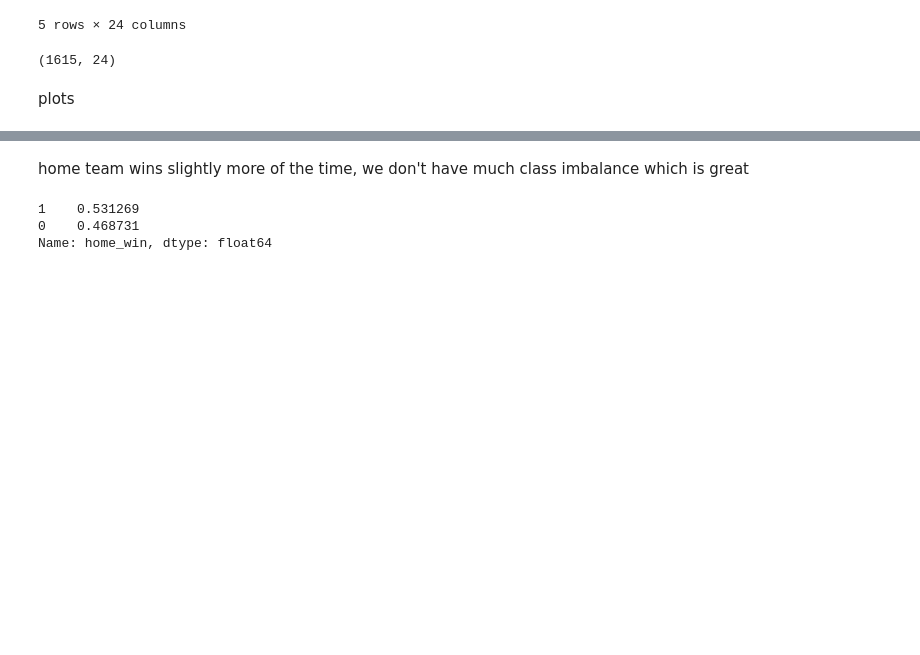
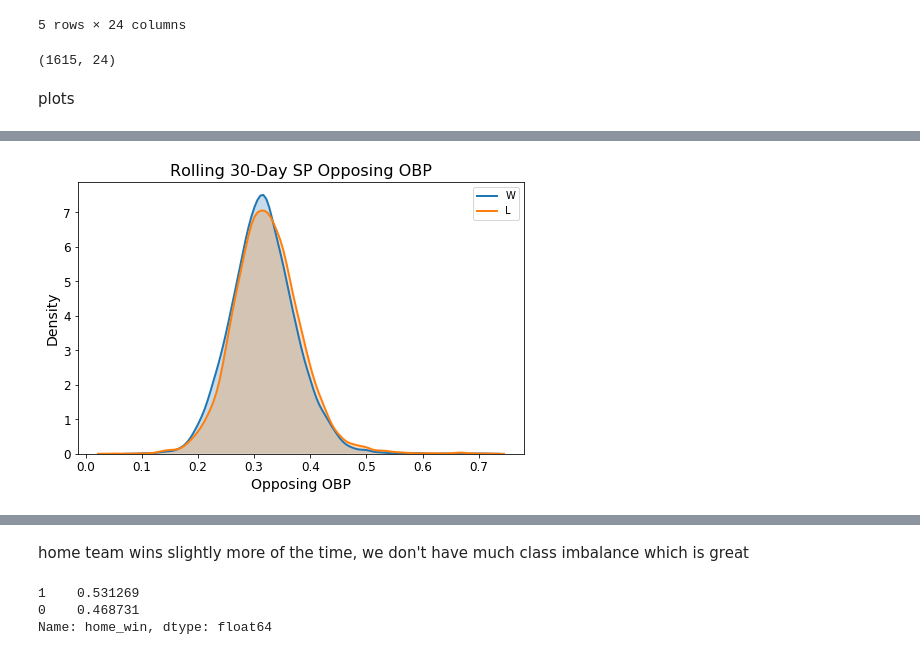
Before and after one commit to jwu1005/project_4741, a Jupyter notebook: modeling_stuff.ipynb, the cells around one changed output, grey strips where cells are left out. Saved outputs shown, nothing was run; the diff lists cells and outputs as text; code cells hidden in the pictures; blank space fills up the shorter version.

Commit message:
uploaded report draft

```diff
--- a/modeling_stuff.ipynb
+++ b/modeling_stuff.ipynb
@@ -119,0 +310,16 @@ import matplotlib.pyplot as plt
+# %%
+plt.figure(figsize=(8,5))
+sns.distplot(win_sp_obp, hist = False, kde = True,
+                 kde_kws = {'shade': True, 'linewidth': 2},
+                  label = 'W')
+sns.distplot(lose_sp_obp, hist = False, kde = True,
+                 kde_kws = {'shade': True, 'linewidth': 2},
+                  label = 'L')
+plt.title('Rolling 30-Day SP Opposing OBP', fontsize=16)
+plt.xlabel('Opposing OBP', fontsize=14)
+plt.ylabel('Density', fontsize=14)
+plt.tick_params(axis="x", labelsize=12)
+plt.tick_params(axis="y", labelsize=12)
+plt.savefig('report/graphs/sp_obp')
+# %% [output]
+[figure, added]
```
Also changed, not shown: parts of 36 cells of this notebook, 16 other files.
